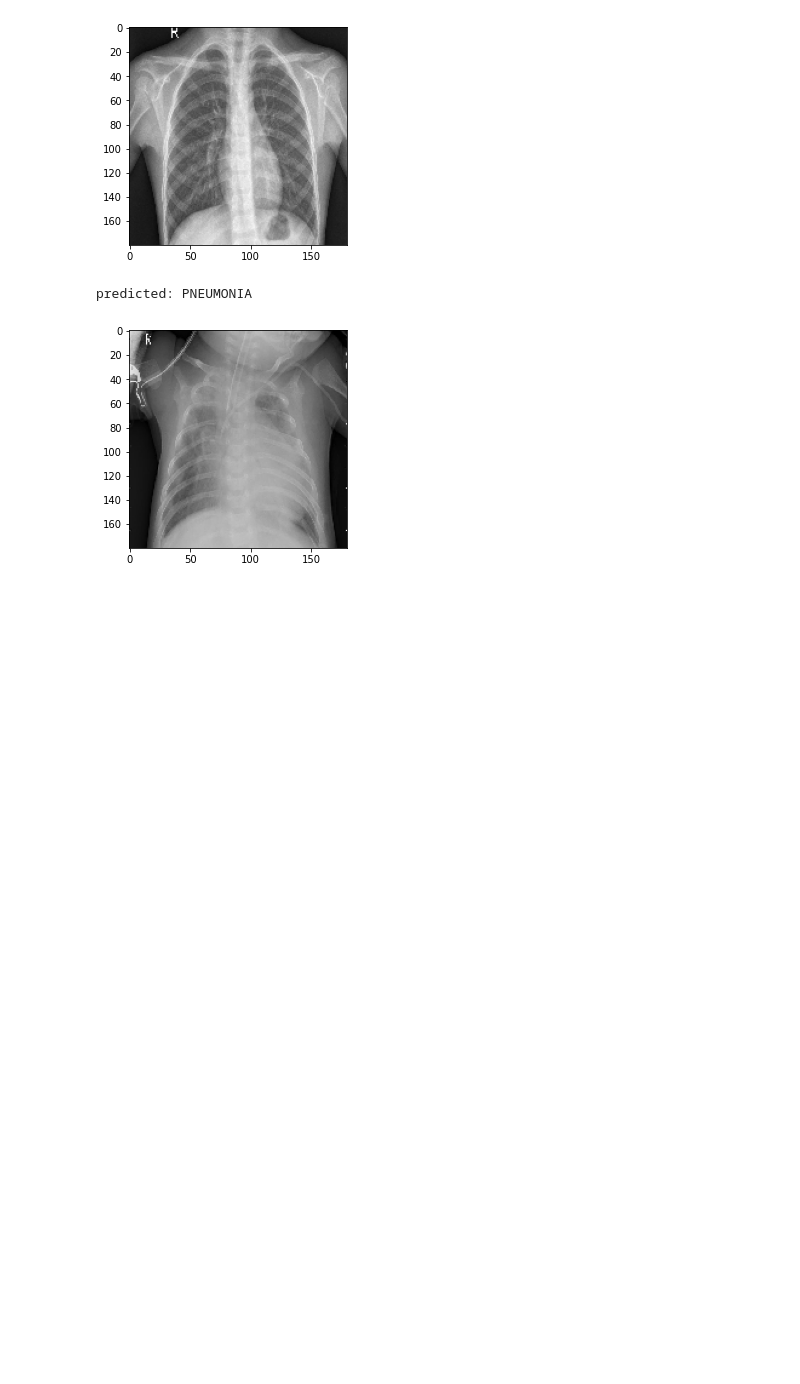
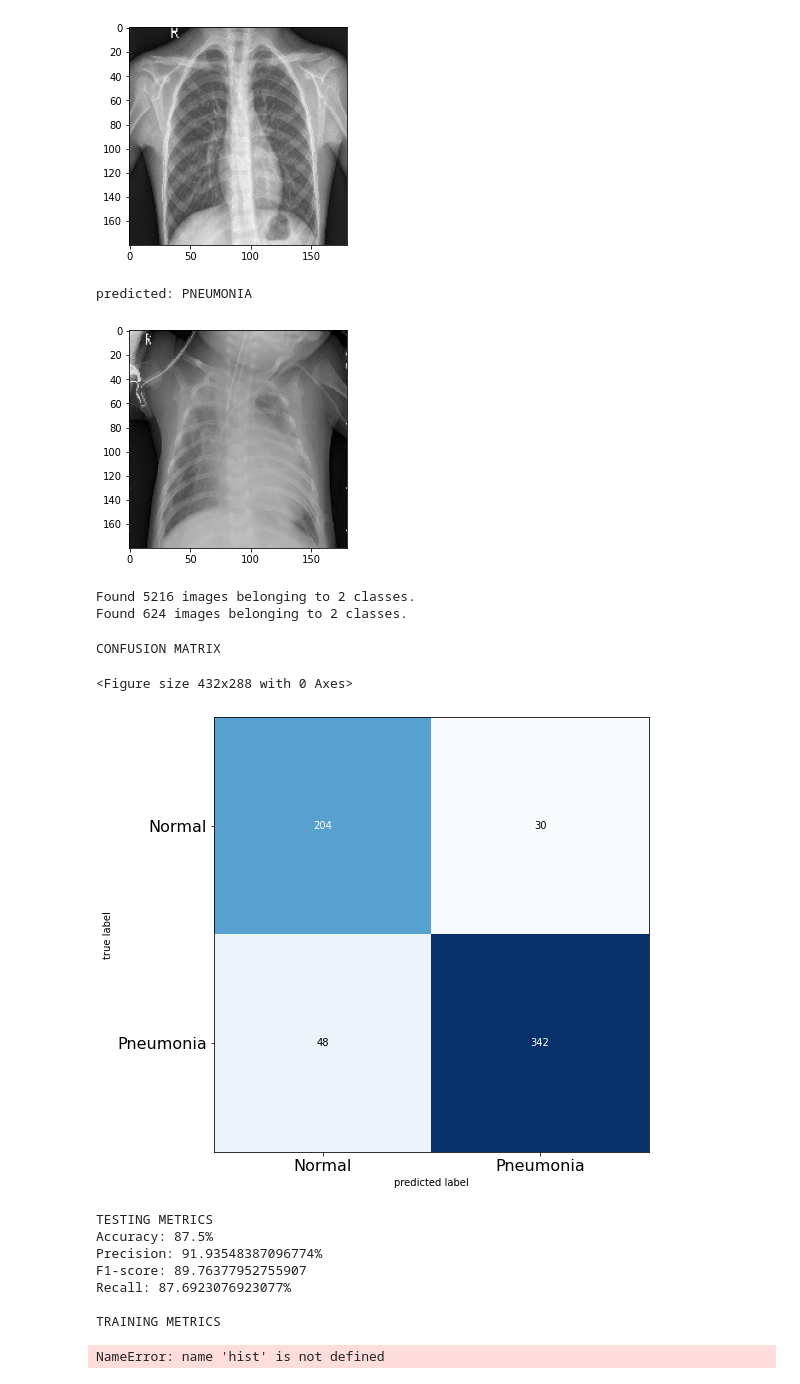
Before and after one commit to jaidenmeiden/arf, a Jupyter notebook: covid19_x-ray_images/Experiment4/algorithm_pneumonia.ipynb, the cells around one changed output. Drawn from its saved outputs; the diff is of its cells as text; code cells hidden in the pictures; blank space fills up the shorter version.

```diff
--- a/covid19_x-ray_images/Experiment4/algorithm_pneumonia.ipynb
+++ b/covid19_x-ray_images/Experiment4/algorithm_pneumonia.ipynb
@@ -187,7 +191,7 @@ visualkeras.layered_view(model)
 # %% [markdown]
 ### Fit the model
 # %%
-model.fit(
+hist = model.fit(
     train_generator,
     steps_per_epoch=nb_train_samples // batch_size,
     epochs=epochs,
@@ -261,0 +296,48 @@ predicted: PNEUMONIA
+# %%
+img_dims = 180
+batch_size = 32
+
+train_gen, test_gen, test_data, test_labels = data_processing(img_dims, batch_size)
+# %% [output]
+Found 5216 images belonging to 2 classes.
+Found 624 images belonging to 2 classes.
+# %%
+from sklearn.metrics import accuracy_score, confusion_matrix
+
+preds = model.predict(test_data)
+
+model_acc = accuracy_score(test_labels, np.round(preds))*100
+cm = confusion_matrix(test_labels, np.round(preds))
+tn, fp, fn, tp = cm.ravel()
+
+print('CONFUSION MATRIX')
+plt.figure()
+plot_confusion_matrix(cm,figsize=(12,8), hide_ticks=True, cmap=plt.cm.Blues)
+plt.xticks(range(2), ['Normal', 'Pneumonia'], fontsize=16)
+plt.yticks(range(2), ['Normal', 'Pneumonia'], fontsize=16)
+plt.savefig("Confusion_matrix.png")
+plt.show()
+
+print('\nTESTING METRICS')
+precision = tp/(tp+fp)*100
+recall = tp/(tp+fn)*100
+print('Accuracy: {}%'.format(model_acc))
+print('Precision: {}%'.format(precision))
+print('F1-score: {}'.format(2*precision*recall/(precision+recall)))
+print('Recall: {}%'.format(recall))
+
+
+print('\nTRAINING METRICS')
+print('Train accuracy: {}'.format(np.round((hist.history['accuracy'][-1])*100, 2)))
+# %% [output]
+CONFUSION MATRIX
+<Figure size 432x288 with 0 Axes>
+[figure, added]
+TESTING METRICS
+Accuracy: 87.5%
+Precision: 91.93548387096774%
+F1-score: 89.76377952755907
+Recall: 87.6923076923077%
+
+TRAINING METRICS
+NameError: name 'hist' is not defined
```
Also changed, not shown: parts of 4 cells of this notebook, 4 other files.
